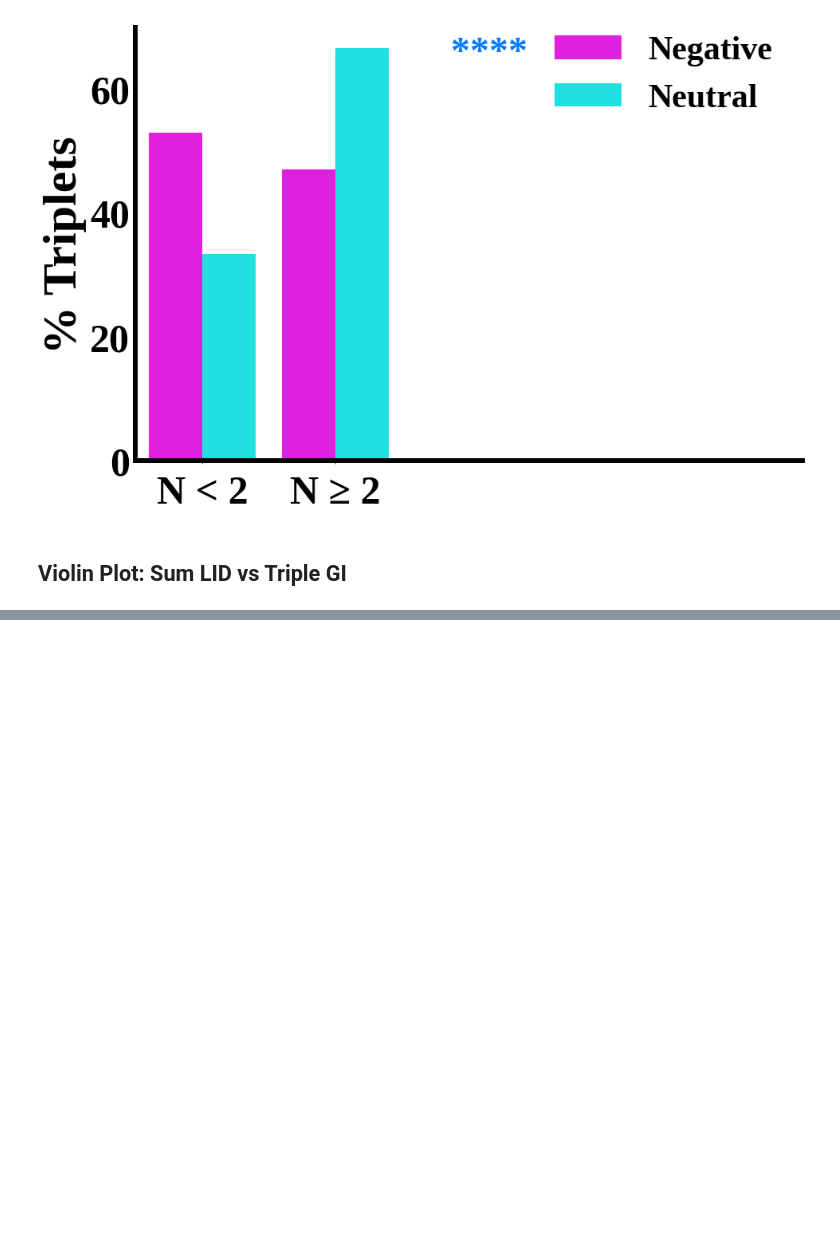
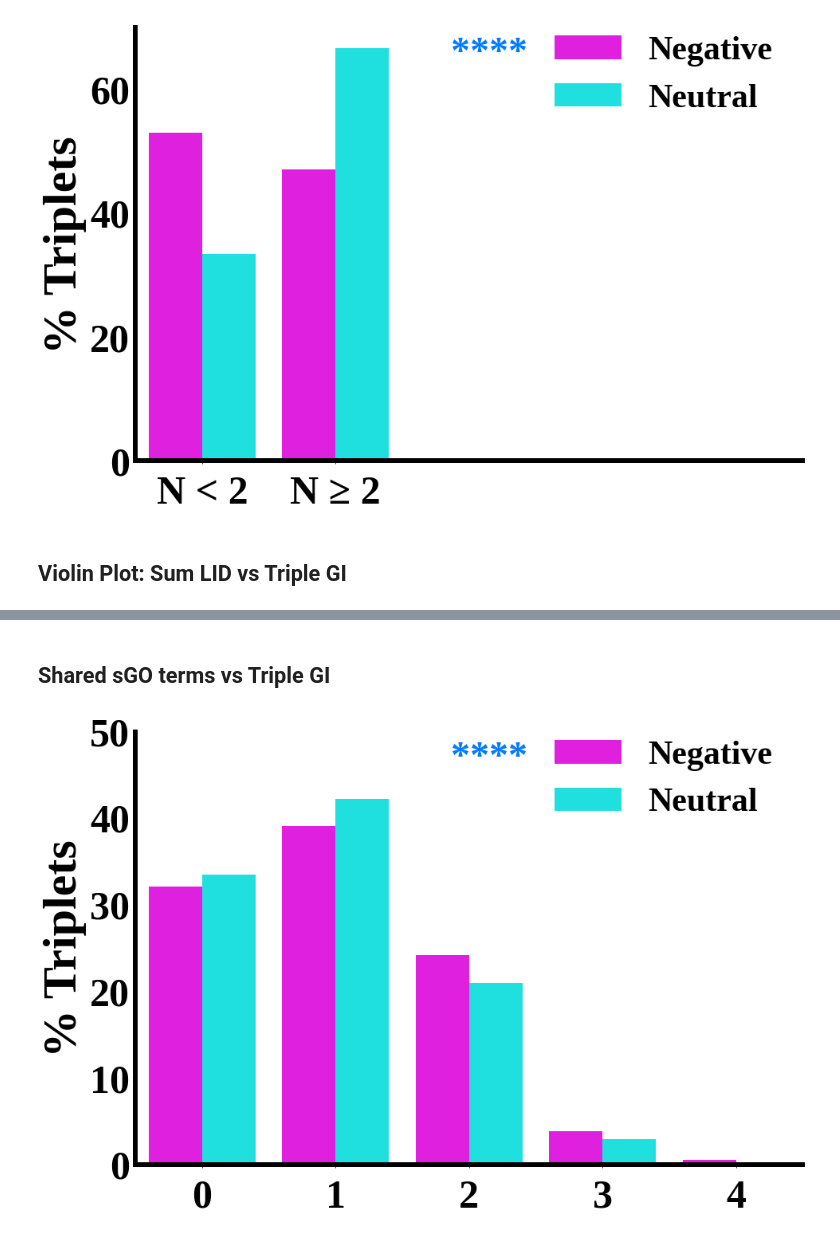
Before and after one commit to KISRDevelopment/cell_viability_paper, a Jupyter notebook: figures.ipynb, the cells around one changed output, grey strips where cells are left out. Cells and saved outputs as stored; diff of their text form; code cells hidden in the pictures; blank space fills up the shorter version.

```diff
--- a/figures.ipynb
+++ b/figures.ipynb
@@ -977,0 +972,45 @@ SMF_BIN_LABELS = np.array(['L', 'R', 'N'])
+# %% [markdown]
+## Shared sGO terms vs Triple GI
+# %%
+def compute_tgi_shared_sgo(task_path, thres):
+    df = pd.read_feather(task_path)
+
+    sum_sgo = np.array(df[ df.columns[df.columns.str.startswith('sgo-')] ])
+
+    shared_terms = sum_sgo >= thres
+
+    sum_shared_terms = np.sum(shared_terms, axis=1)
+    max_shared_terms = np.max(sum_shared_terms)
+
+    neg_ix = df['bin'] == 0
+
+    M = np.zeros((2, max_shared_terms+1))
+    M[0, :] = np.bincount(sum_shared_terms[neg_ix])
+    M[1, :] = np.bincount(sum_shared_terms[~neg_ix])
+
+    return M
+def create_tgi_shared_sgo_df(shared_sgo_freqs, gi_labels=['Negative', 'Neutral']):
+    rows = []
+    for bin in [0, 1]:
+        M = shared_sgo_freqs[bin,:]
+
+        vals = []
+        labels = []
+        for i, val in enumerate(M):
+            rows.append({
+                "x" : "%d" % i,
+                "hue" : gi_labels[bin],
+                "y" : val * 100 / np.sum(M),
+                "raw_y" : val
+            })
+
+    r = pd.DataFrame(rows)
+
+    return r
+
+plot_distrib(create_tgi_shared_sgo_df(compute_tgi_shared_sgo("../tmp/tgi_mn.feather", 2)),
+             { 'Negative' : 'magenta', 'Neutral' : 'cyan' },
+             '', '% Triplets', 0,
+             [0, 50], '#007bff', tick_label_size=50, xlim=[-0.5, 4.5])
+# %% [output]
+[figure, added]
```
Also changed, not shown: parts of 15 cells of this notebook, 2 other files.
